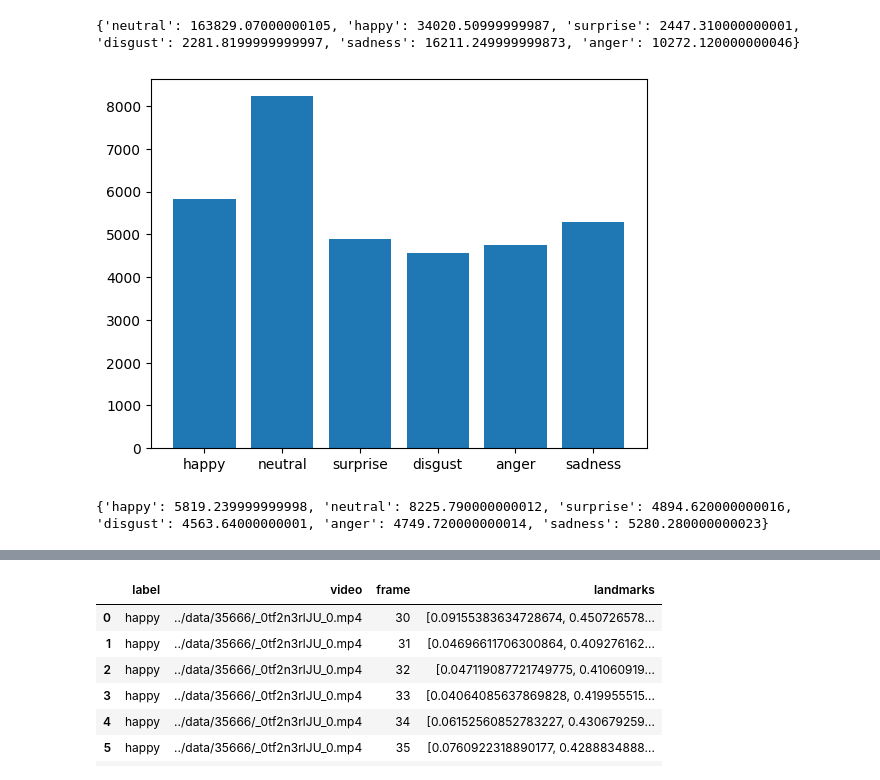
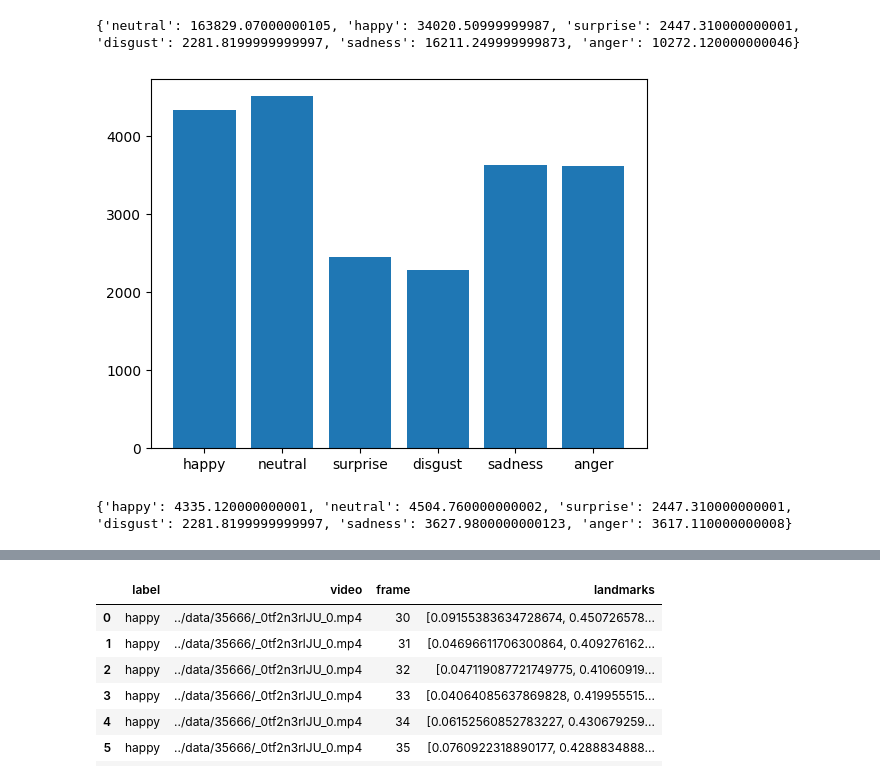
Before and after one commit to MekhyW/Facial-Emotion-Classification-2, a Jupyter notebook: notebooks/landmarks.ipynb, the cells around one changed output, grey strips where cells are left out. Cells and saved outputs as stored; diff of their text form; code cells hidden in the pictures.

```diff
--- a/notebooks/landmarks.ipynb
+++ b/notebooks/landmarks.ipynb
@@ -62,27 +62,27 @@ plot_time_distribution(emotion_dict)
 # %%
 import numpy as np
 
-for clip in list(emotion_dict.keys()):
-    for emotion in emotion_dict[clip]:
-        if emotion['emotion'] in ['surprise', 'disgust']:
-            flipped_key = clip.replace('.mp4', '_flipped.mp4')
-            emotion_dict[flipped_key] = emotion_dict[clip].copy()
+#for clip in list(emotion_dict.keys()):
+#    for emotion in emotion_dict[clip]:
+#        if emotion['emotion'] in ['surprise', 'disgust']:
+#            flipped_key = clip.replace('.mp4', '_flipped.mp4')
+#            emotion_dict[flipped_key] = emotion_dict[clip].copy()
 
 for clip in emotion_dict.keys():
     for emotion in emotion_dict[clip]:
-        if(emotion['emotion'] == 'neutral' and np.random.randint(0, 100) > 3):
+        if(emotion['emotion'] == 'neutral' and np.random.randint(0, 100) > 1):
             emotion_dict[clip].remove(emotion)
-        elif(emotion['emotion'] == 'happy' and np.random.randint(0, 100) > 10):
+        elif(emotion['emotion'] == 'happy' and np.random.randint(0, 100) > 5):
             emotion_dict[clip].remove(emotion)
-        elif(emotion['emotion'] == 'sadness' and np.random.randint(0, 100) > 30):
+        elif(emotion['emotion'] == 'sadness' and np.random.randint(0, 100) > 20):
             emotion_dict[clip].remove(emotion)
-        elif(emotion['emotion'] == 'anger' and np.random.randint(0, 100) > 40):
+        elif(emotion['emotion'] == 'anger' and np.random.randint(0, 100) > 30):
             emotion_dict[clip].remove(emotion)
 
 plot_time_distribution(emotion_dict)
 # %% [output]
-[figure, old version]
+[figure, new version]
-{'happy': 5819.239999999998, 'neutral': 8225.790000000012, 'surprise': 4894.620000000016, 'disgust': 4563.64000000001, 'anger': 4749.720000000014, 'sadness': 5280.280000000023}
+{'happy': 4335.120000000001, 'neutral': 4504.760000000002, 'surprise': 2447.310000000001, 'disgust': 2281.8199999999997, 'sadness': 3627.9800000000123, 'anger': 3617.110000000008}
 # %%
 import cv2
 import mediapipe as mp
```
Also changed, not shown: parts of 1 cell of this notebook, 2 other files.
